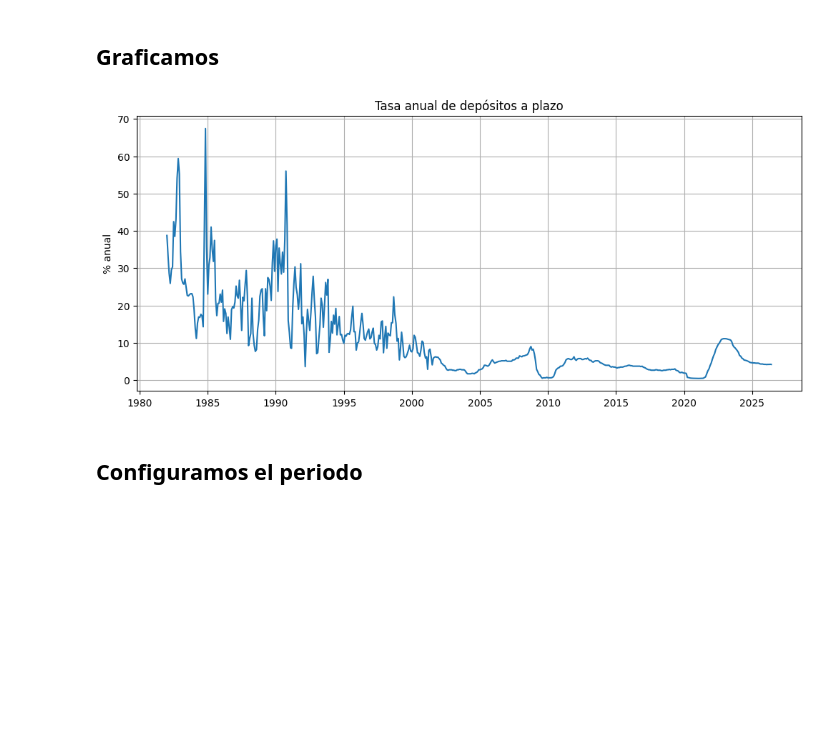
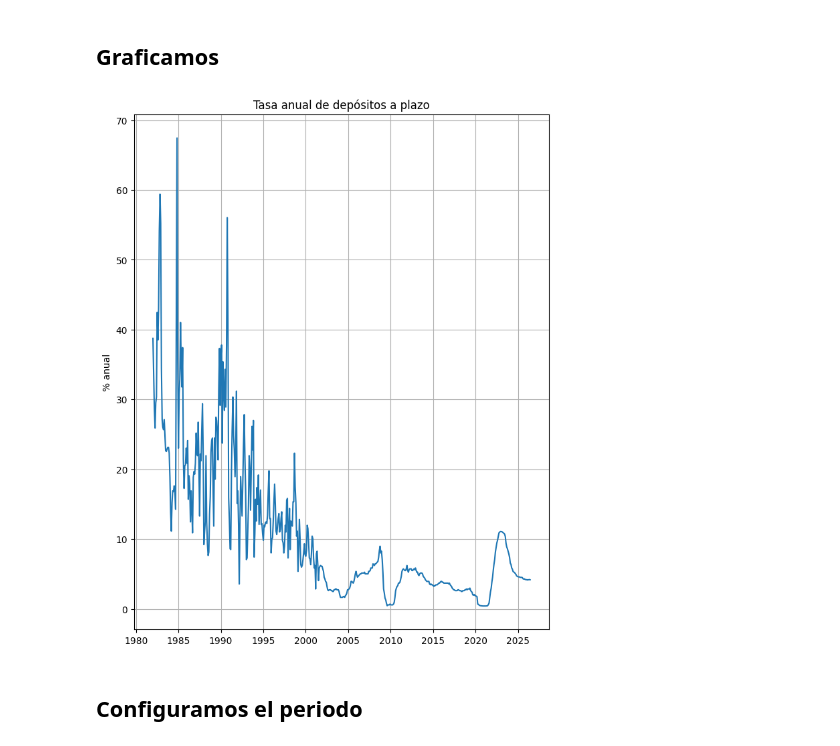
Before and after one commit to Self-Capital/AnalisisTecnico, a Jupyter notebook: 01-Calculadora DAP/Calculadora_Depósito_a_plazo.ipynb, the cells around one changed output. Saved outputs shown, nothing was run; the diff lists cells and outputs as text; code cells hidden in the pictures; blank space fills up the shorter version.

```diff
--- a/01-Calculadora DAP/Calculadora_Depósito_a_plazo.ipynb
+++ b/01-Calculadora DAP/Calculadora_Depósito_a_plazo.ipynb
@@ -41,14 +41,14 @@ dfSource.head()
 # %% [markdown]
 ## Graficamos
 # %%
-plt.figure(figsize=(12,5))
+plt.figure(figsize=(8,10))
 plt.plot(dfSource["Periodo"], dfSource["Tasa anual"])
 plt.title("Tasa anual de depósitos a plazo")
 plt.ylabel("% anual")
 plt.grid(True)
 plt.show()
 # %% [output]
-[figure, old version]
+[figure, new version]
 # %% [markdown]
 ## Configuramos el periodo
 # %%
```
Also changed, not shown: parts of 9 cells of this notebook.
